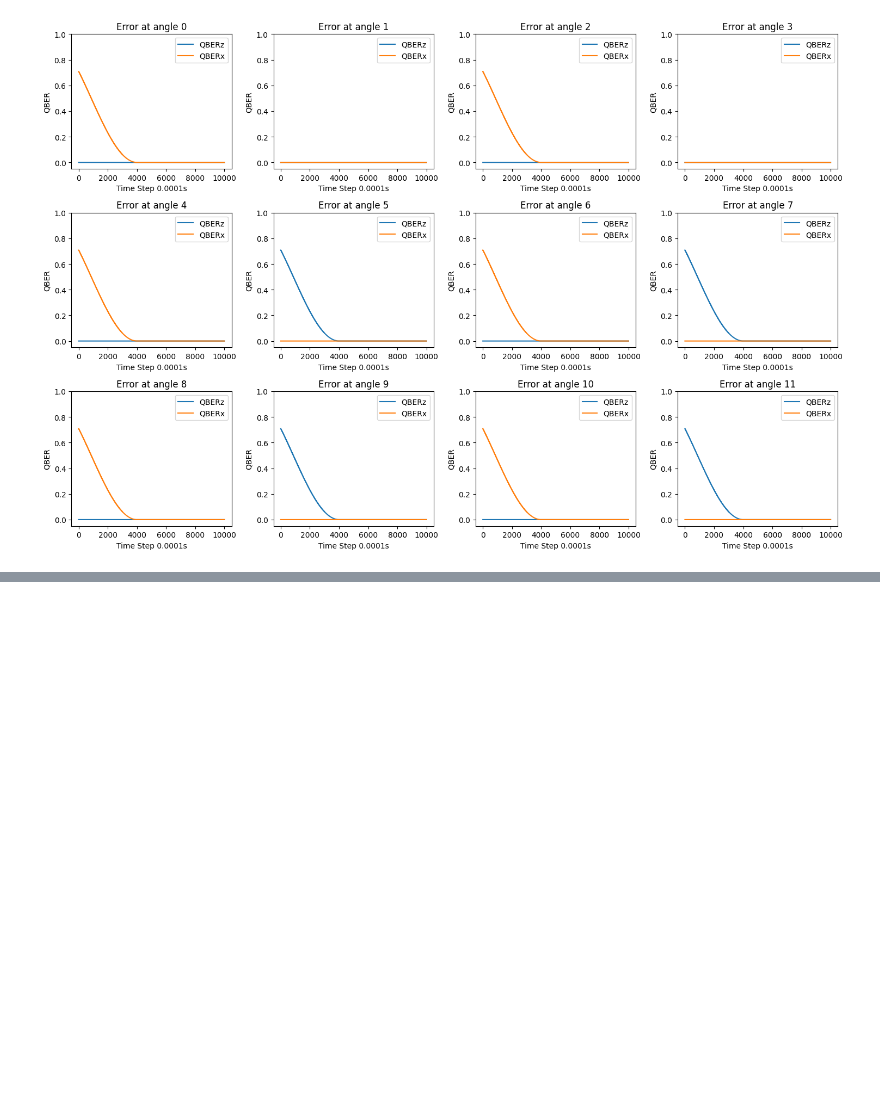
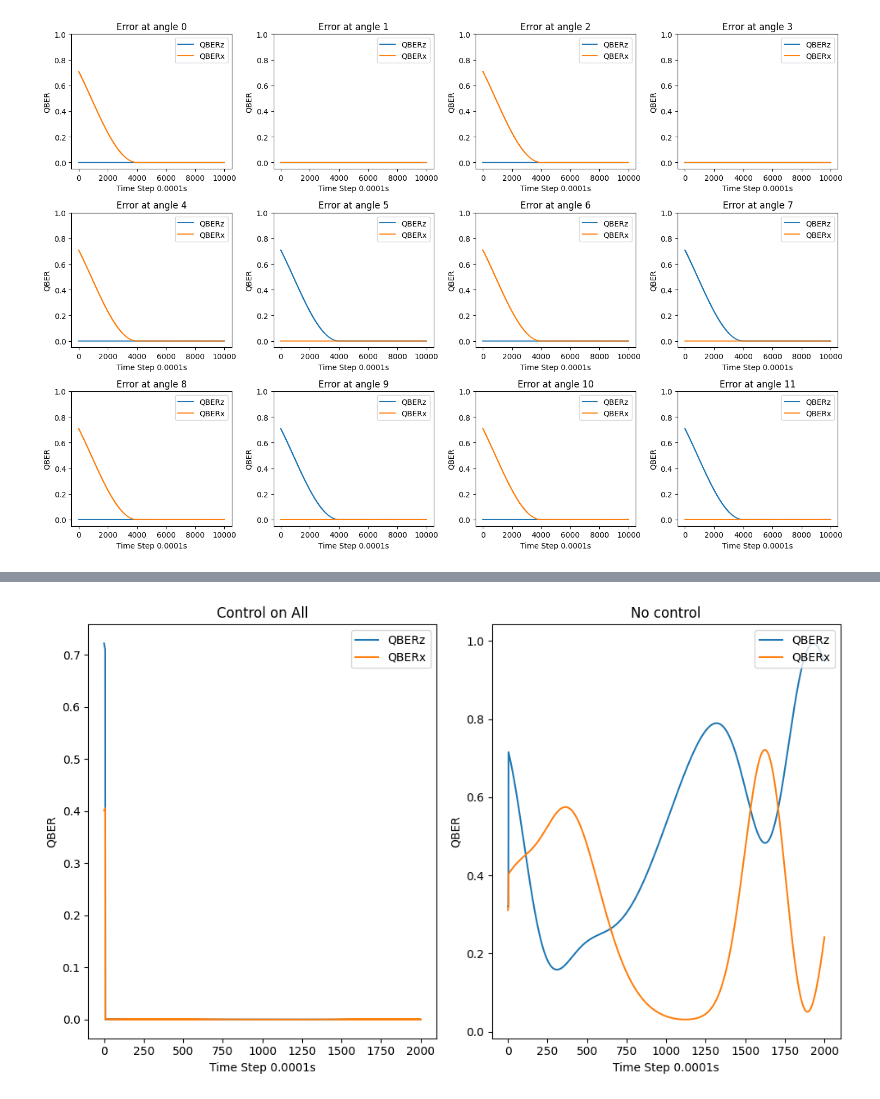
Before and after one commit to callmechristian/qnctrl, a Jupyter notebook: Inverse_Control.ipynb, the cells around one changed output, grey strips where cells are left out. Cells and saved outputs as stored; diff of their text form; code cells hidden in the pictures; blank space fills up the shorter version.

```diff
--- a/Inverse_Control.ipynb
+++ b/Inverse_Control.ipynb
@@ -265,0 +320,49 @@ plt.show()
+# %%
+env.reset()
+env.fixed_errors_flags = [True, True, True, True,
+                          True, True, True, True,
+                          True, True, True, True]
+env.fixed_errors_flags = ~np.array(env.fixed_errors_flags, dtype=bool)
+
+ctrl_pump = np.zeros(4)
+ctrl_alice = np.zeros(4)
+ctrl_bob = np.zeros(4)
+# print(ctrl_pump)
+while not env.done:
+    env.step()
+
+QBER = env.get_qber()
+PHI = env.get_phi()
+
+env.reset()
+i = 0
+while not env.done:
+    ctrl = env.get_phi()[-1]
+    ctrl_pump = np.array(ctrl[0:4])
+    ctrl_alice = np.array(ctrl[4:8])
+    ctrl_bob = np.array(ctrl[8:12])
+    env.step(a_pump=ctrl_pump, a_alice=ctrl_alice, a_bob=ctrl_bob)
+    i += 1
+
+QBER2 = env.get_qber()
+
+fig, axs = plt.subplots(1, 2, figsize=(10, 6))
+
+axs[0].title.set_text('Control on All')
+axs[0].plot(QBER2[:, 0], label='QBERz')
+axs[0].plot(QBER2[:, 1], label='QBERx')
+axs[0].legend(loc='upper right')
+axs[0].set_ylabel('QBER')
+axs[0].set_xlabel(f'Time Step {env.delta_t}s')
+
+axs[1].title.set_text('No control')
+axs[1].plot(QBER[:, 0], label='QBERz')
+axs[1].plot(QBER[:, 1], label='QBERx')
+axs[1].legend(loc='upper right')
+axs[1].set_ylabel('QBER')
+axs[1].set_xlabel(f'Time Step {env.delta_t}s')
+
+plt.tight_layout()
+plt.show()
+# %% [output]
+[figure, added]
```
Also changed, not shown: parts of 5 cells of this notebook.
